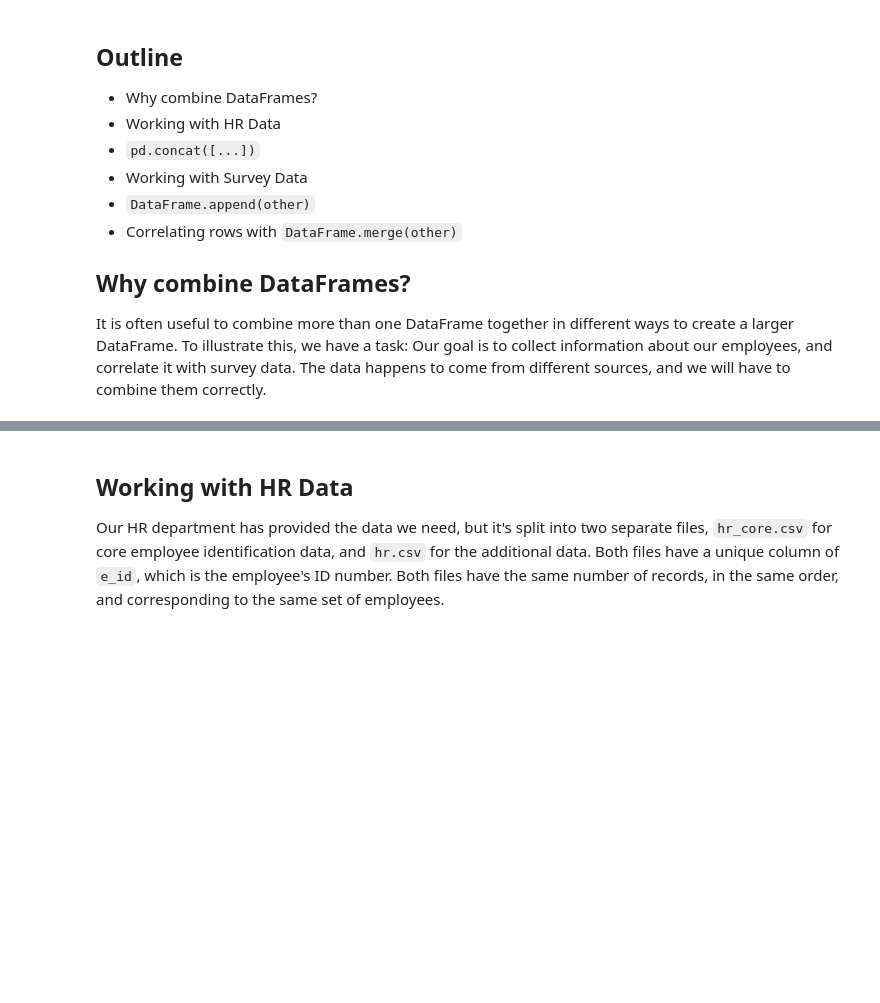
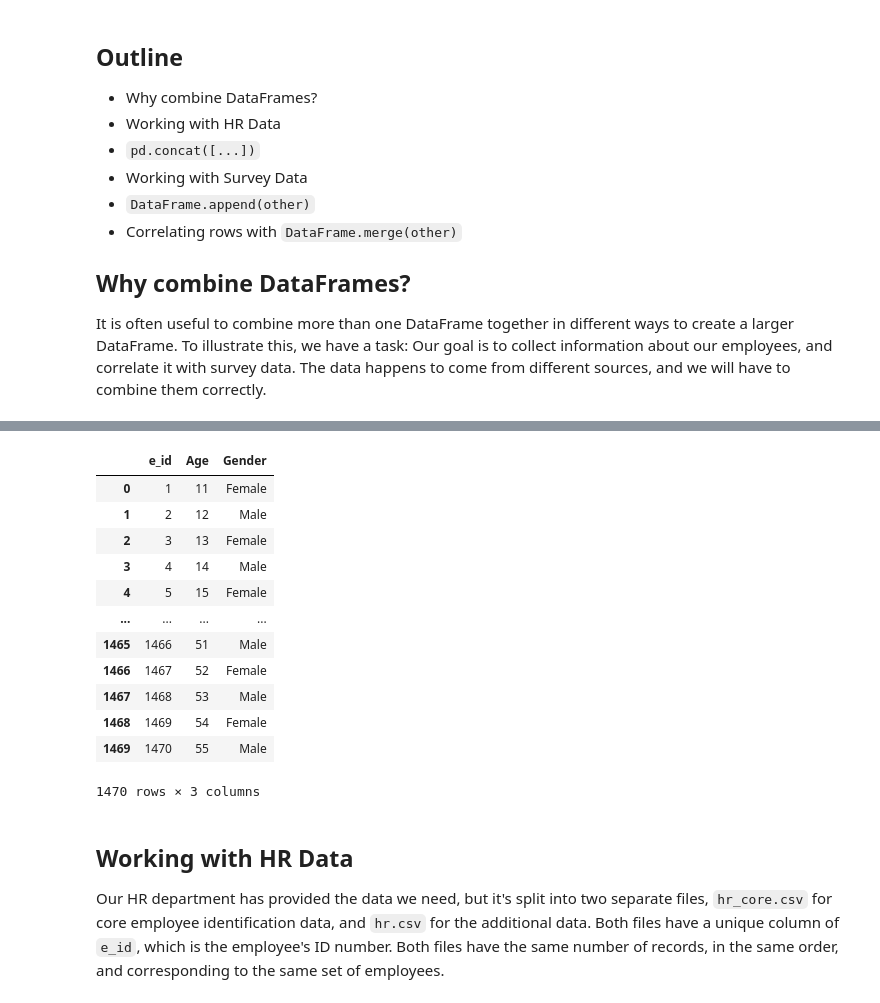
Before and after one commit to alexeimarcilio/Emeritus, a Jupyter notebook: Week06/6_10_Combining DataFrames.ipynb, the cells around one changed output, grey strips where cells are left out. Cells and saved outputs as stored; diff of their text form; code cells hidden in the pictures; blank space fills up the shorter version.

```diff
--- a/Week06/6_10_Combining DataFrames.ipynb
+++ b/Week06/6_10_Combining DataFrames.ipynb
@@ -13,0 +79,2 @@ It is often useful to combine more than one DataFrame together in different ways
+# %%
+df1= pd.DataFrame(dict)
@@ -13,0 +99,16 @@ It is often useful to combine more than one DataFrame together in different ways
+# %%
+df1
+# %% [output]
+|  | e_id | Age | Gender |
+| 0 | 1 | 11 | Female |
+| 1 | 2 | 12 | Male |
+| 2 | 3 | 13 | Female |
+| 3 | 4 | 14 | Male |
+| 4 | 5 | 15 | Female |
+| ... | ... | ... | ... |
+| 1465 | 1466 | 51 | Male |
+| 1466 | 1467 | 52 | Female |
+| 1467 | 1468 | 53 | Male |
+| 1468 | 1469 | 54 | Female |
+| 1469 | 1470 | 55 | Male |
+1470 rows × 3 columns
```
Also changed, not shown: parts of 21 cells of this notebook, 13 other files.
